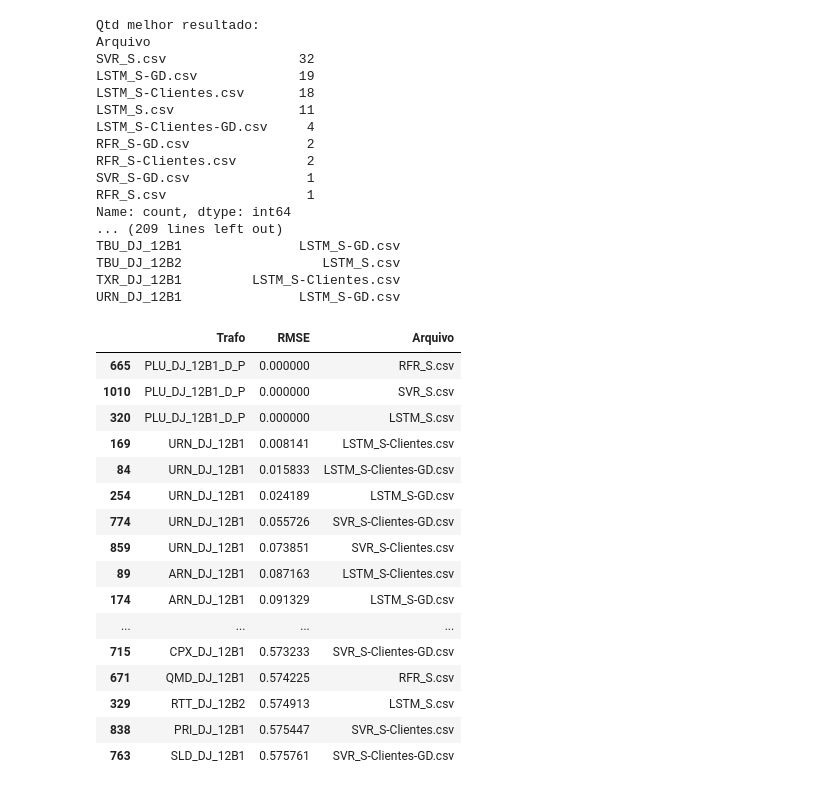
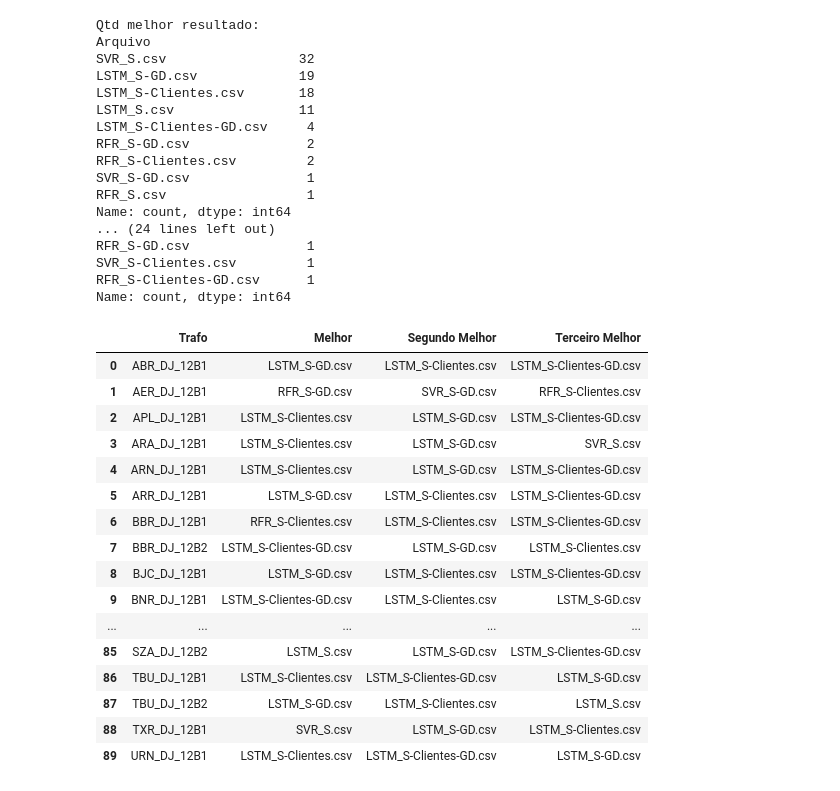
Before and after one commit to ruanvirginio/scriptsMestrado, a Jupyter notebook: Resultados/verifica_resultados.ipynb, the cells around one changed output. Drawn from its saved outputs; the diff is of its cells as text; code cells hidden in the pictures.

```diff
--- a/Resultados/verifica_resultados.ipynb
+++ b/Resultados/verifica_resultados.ipynb
@@ -2,6 +2,7 @@
 import os
 import pandas as pd
 pd.set_option('display.max_rows', None)
+pd.set_option('display.float_format', '{:.6f}'.format)
 
 arquivos_csv = [f for f in os.listdir() if f.endswith('.csv')]
 
@@ -10,7 +11,7 @@ dataframes = []
 for arquivo in arquivos_csv:
     df = pd.read_csv(arquivo, sep=';')
     df['Arquivo'] = arquivo
-    df = df[['Trafo', 'RMSE', 'Arquivo']]
+    df = df[['Trafo', 'RMSE', 'MAE', 'Arquivo']]
     dataframes.append(df)
 
 df_concatenado = pd.concat(dataframes, ignore_index=True)
@@ -35,58 +36,56 @@ print('\nQtd segundo melhor resultado:')
 print(second_min_counts)
 
 # Encontrando os tres menores RMSE para cada trafo
 third_min_files = df_sorted.groupby("Trafo").nth(2)["Arquivo"]
 
 # Contando quantas vezes cada arquivo aparece como terceiro menor RMSE
 third_min_counts = third_min_files.value_counts()
 
 print('\nQtd terceiro melhor resultado:')
 print(third_min_counts)
 
 # Pega os 3 melhores RMSE para cada trafo
 top3_files = df_sorted.groupby("Trafo").head(3)
 
 top3_pivot = top3_files.assign(Rank=top3_files.groupby("Trafo").cumcount()+1).pivot(index="Trafo", columns="Rank", values="Arquivo")
 top3_pivot.columns = ["Melhor", "Segundo Melhor", "Terceiro Melhor"]
 
-print(top3_pivot)
+top3_pivot = top3_pivot.reset_index()  # Transforma o índice em coluna
+top3_pivot.columns = ['Trafo', 'Melhor', 'Segundo Melhor', 'Terceiro Melhor']  # Renomeia as colunas
+
+top3_pivot
 # %% [output]
 Qtd melhor resultado:
 Arquivo
 SVR_S.csv                 32
 LSTM_S-GD.csv             19
 LSTM_S-Clientes.csv       18
 LSTM_S.csv                11
 LSTM_S-Clientes-GD.csv     4
 RFR_S-GD.csv               2
 RFR_S-Clientes.csv         2
 SVR_S-GD.csv               1
 RFR_S.csv                  1
 Name: count, dtype: int64
-... (209 lines left out)
-TBU_DJ_12B1               LSTM_S-GD.csv
-TBU_DJ_12B2                  LSTM_S.csv
-TXR_DJ_12B1         LSTM_S-Clientes.csv
-URN_DJ_12B1               LSTM_S-GD.csv
+... (24 lines left out)
+RFR_S-GD.csv               1
+SVR_S-Clientes.csv         1
+RFR_S-Clientes-GD.csv      1
+Name: count, dtype: int64
+|  | Trafo | Melhor | Segundo Melhor | Terceiro Melhor |
+| 0 | ABR_DJ_12B1 | LSTM_S-GD.csv | LSTM_S-Clientes.csv | LSTM_S-Clientes-GD.csv |
+| 1 | AER_DJ_12B1 | RFR_S-GD.csv | SVR_S-GD.csv | RFR_S-Clientes.csv |
+| 2 | APL_DJ_12B1 | LSTM_S-Clientes.csv | LSTM_S-GD.csv | LSTM_S-Clientes-GD.csv |
+| 3 | ARA_DJ_12B1 | LSTM_S-Clientes.csv | LSTM_S-GD.csv | SVR_S.csv |
+| 4 | ARN_DJ_12B1 | LSTM_S-Clientes.csv | LSTM_S-GD.csv | LSTM_S-Clientes-GD.csv |
+| 5 | ARR_DJ_12B1 | LSTM_S-GD.csv | LSTM_S-Clientes.csv | LSTM_S-Clientes-GD.csv |
+| 6 | BBR_DJ_12B1 | RFR_S-Clientes.csv | LSTM_S-Clientes.csv | LSTM_S-Clientes-GD.csv |
+| 7 | BBR_DJ_12B2 | LSTM_S-Clientes-GD.csv | LSTM_S-GD.csv | LSTM_S-Clientes.csv |
+| 8 | BJC_DJ_12B1 | LSTM_S-GD.csv | LSTM_S-Clientes.csv | LSTM_S-Clientes-GD.csv |
+| 9 | BNR_DJ_12B1 | LSTM_S-Clientes-GD.csv | LSTM_S-Clientes.csv | LSTM_S-GD.csv |
+| ... | ... | ... | ... | ... |
+| 85 | SZA_DJ_12B2 | LSTM_S.csv | LSTM_S-GD.csv | LSTM_S-Clientes-GD.csv |
+| 86 | TBU_DJ_12B1 | LSTM_S-Clientes.csv | LSTM_S-Clientes-GD.csv | LSTM_S-GD.csv |
+| 87 | TBU_DJ_12B2 | LSTM_S-GD.csv | LSTM_S-Clientes.csv | LSTM_S.csv |
+| 88 | TXR_DJ_12B1 | SVR_S.csv | LSTM_S-GD.csv | LSTM_S-Clientes.csv |
+| 89 | URN_DJ_12B1 | LSTM_S-Clientes.csv | LSTM_S-Clientes-GD.csv | LSTM_S-GD.csv |
-# %%
-pd.set_option('display.float_format', '{:.6f}'.format)
-
-df_concatenado.sort_values('RMSE')
-# %% [output]
-|  | Trafo | RMSE | Arquivo |
-| 665 | PLU_DJ_12B1_D_P | 0.000000 | RFR_S.csv |
-| 1010 | PLU_DJ_12B1_D_P | 0.000000 | SVR_S.csv |
-| 320 | PLU_DJ_12B1_D_P | 0.000000 | LSTM_S.csv |
-| 169 | URN_DJ_12B1 | 0.008141 | LSTM_S-Clientes.csv |
-| 84 | URN_DJ_12B1 | 0.015833 | LSTM_S-Clientes-GD.csv |
-| 254 | URN_DJ_12B1 | 0.024189 | LSTM_S-GD.csv |
-| 774 | URN_DJ_12B1 | 0.055726 | SVR_S-Clientes-GD.csv |
-| 859 | URN_DJ_12B1 | 0.073851 | SVR_S-Clientes.csv |
-| 89 | ARN_DJ_12B1 | 0.087163 | LSTM_S-Clientes.csv |
-| 174 | ARN_DJ_12B1 | 0.091329 | LSTM_S-GD.csv |
-| ... | ... | ... | ... |
-| 715 | CPX_DJ_12B1 | 0.573233 | SVR_S-Clientes-GD.csv |
-| 671 | QMD_DJ_12B1 | 0.574225 | RFR_S.csv |
-| 329 | RTT_DJ_12B2 | 0.574913 | LSTM_S.csv |
-| 838 | PRI_DJ_12B1 | 0.575447 | SVR_S-Clientes.csv |
-| 763 | SLD_DJ_12B1 | 0.575761 | SVR_S-Clientes-GD.csv |
```
Also changed, not shown: parts of 6 cells of this notebook, 2 other files.
